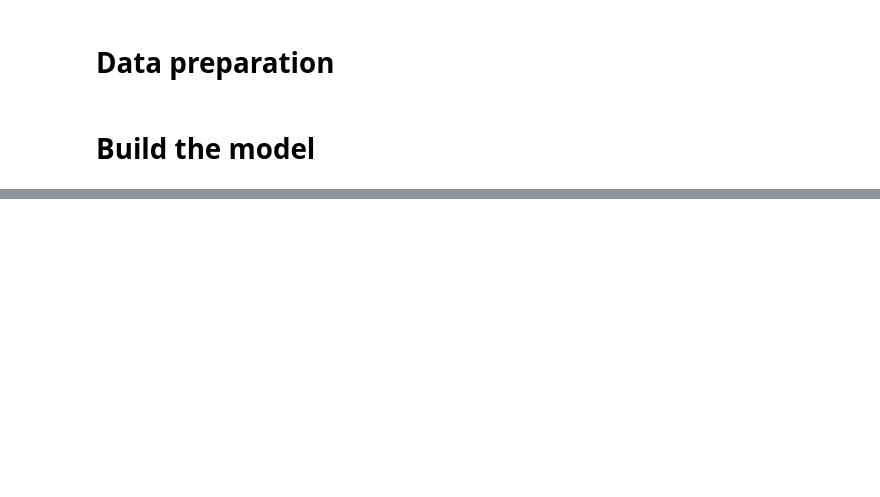
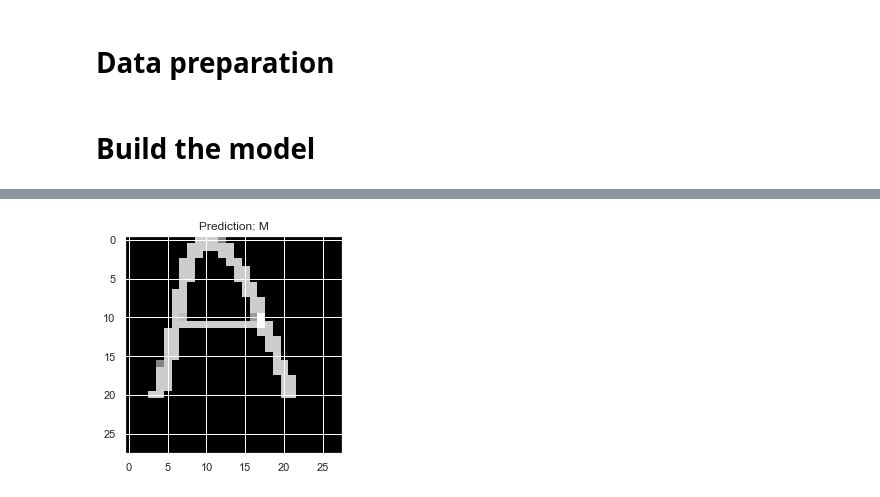
Before and after one commit to mohammedAljadd/smart-glasses, a Jupyter notebook: Model training/Handwriting recognition/1 - Handwritten recognition model .ipynb, the cells around one changed output, grey strips where cells are left out. Cells and saved outputs as stored; diff of their text form; code cells hidden in the pictures; blank space fills up the shorter version.

```diff
--- a/Model training/Handwriting recognition/1 - Handwritten recognition model .ipynb
+++ b/Model training/Handwriting recognition/1 - Handwritten recognition model .ipynb
@@ -171,0 +232,13 @@ plt.show()
+# %%
+image = cv2.imread('img/handwritting/2.png')
+image = cv2.resize(image, (28, 28))
+image = cv2.cvtColor(image, cv2.COLOR_BGR2GRAY)
+image = cv2.bitwise_not(image)
+image_expanded = np.expand_dims(image, axis=0)
+prediction = model.predict(image_expanded)
+index = np.argmax(prediction[0])
+plt.imshow(image, cmap='gray')
+plt.title(f"Prediction: {output_labels[index]}")
+plt.show()
+# %% [output]
+[figure, added]
```
Also changed, not shown: parts of 10 cells of this notebook, 1 other file.
